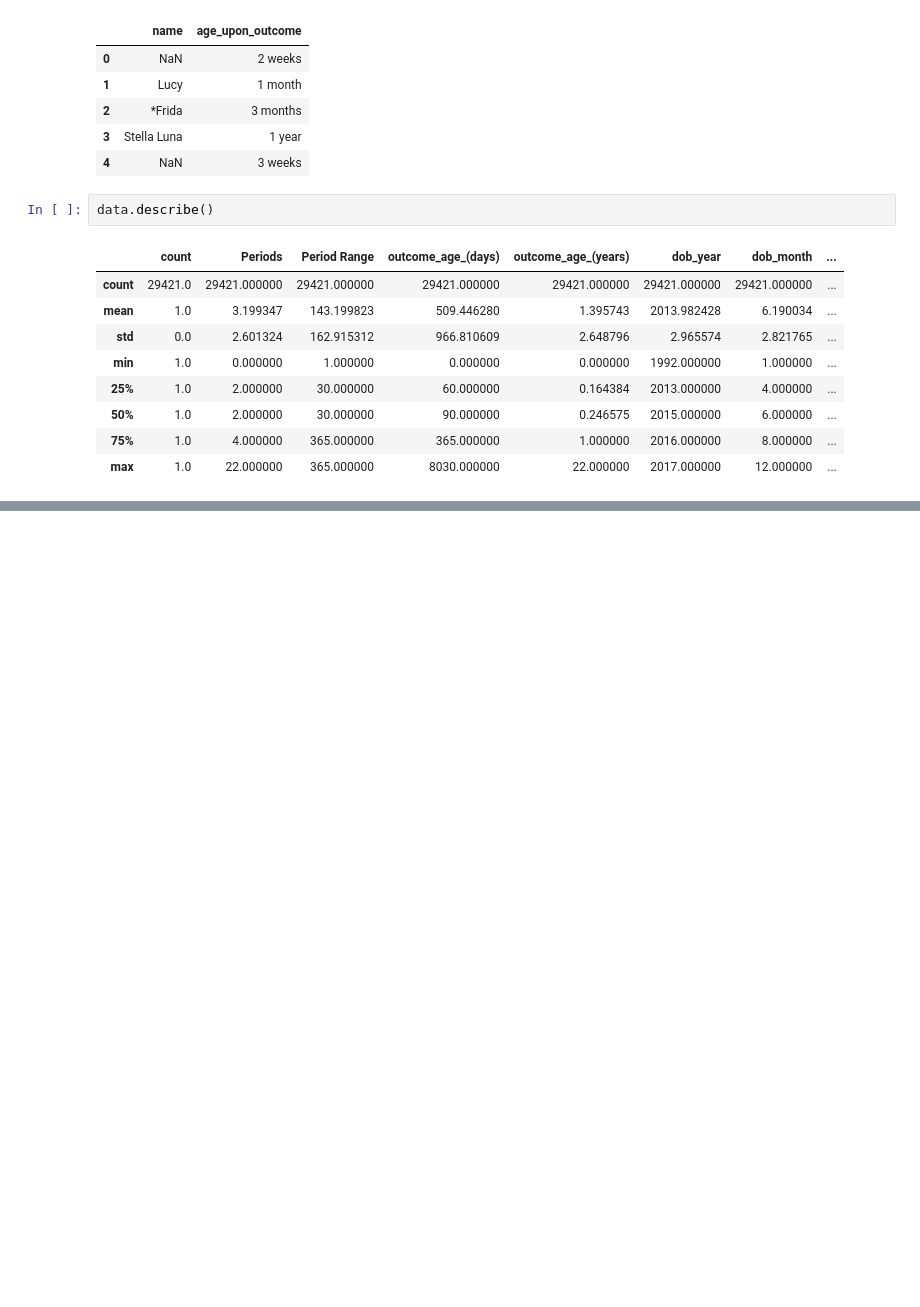
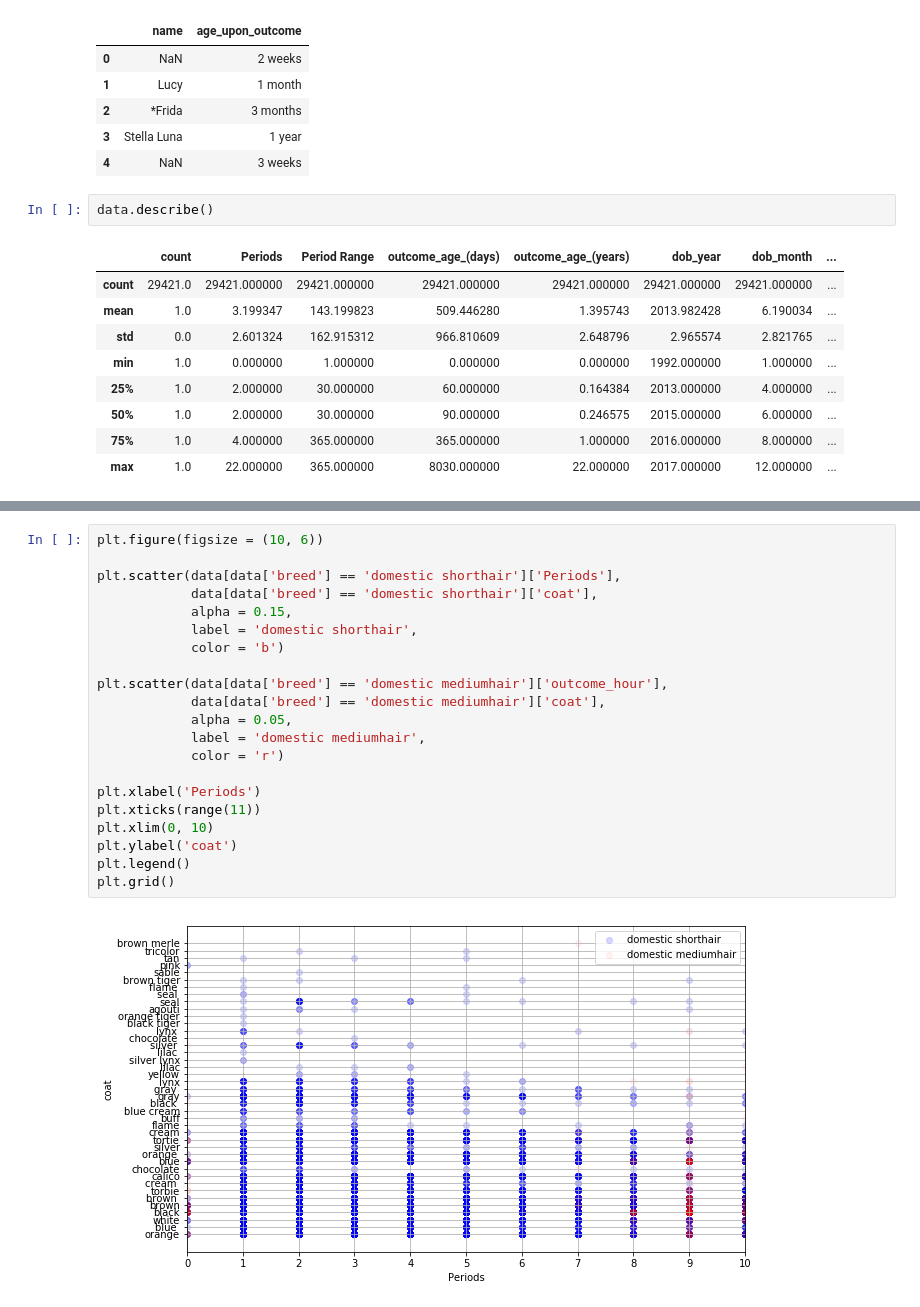
Before and after one commit to KulyginaJulia/Machine_Learning, a Jupyter notebook: Lab1.ipynb, the cells around one changed output, grey strips where cells are left out. Saved outputs shown, nothing was run; the diff lists cells and outputs as text; blank space fills up the shorter version.

```diff
--- a/Lab1.ipynb
+++ b/Lab1.ipynb
@@ -166,0 +290,23 @@ TypeError: numpy boolean subtract, the `-` operator, is deprecated, use the bitw
+# %%
+plt.figure(figsize = (10, 6))
+
+plt.scatter(data[data['breed'] == 'domestic shorthair']['Periods'],
+            data[data['breed'] == 'domestic shorthair']['coat'],
+            alpha = 0.15,
+            label = 'domestic shorthair',
+            color = 'b')
+
+plt.scatter(data[data['breed'] == 'domestic mediumhair']['outcome_hour'],
+            data[data['breed'] == 'domestic mediumhair']['coat'],
+            alpha = 0.05,
+            label = 'domestic mediumhair',
+            color = 'r')
+
+plt.xlabel('Periods')
+plt.xticks(range(11))
+plt.xlim(0, 10)
+plt.ylabel('coat')
+plt.legend()
+plt.grid()
+# %% [output]
+[figure, added]
```
Also changed, not shown: parts of 50 cells of this notebook.
